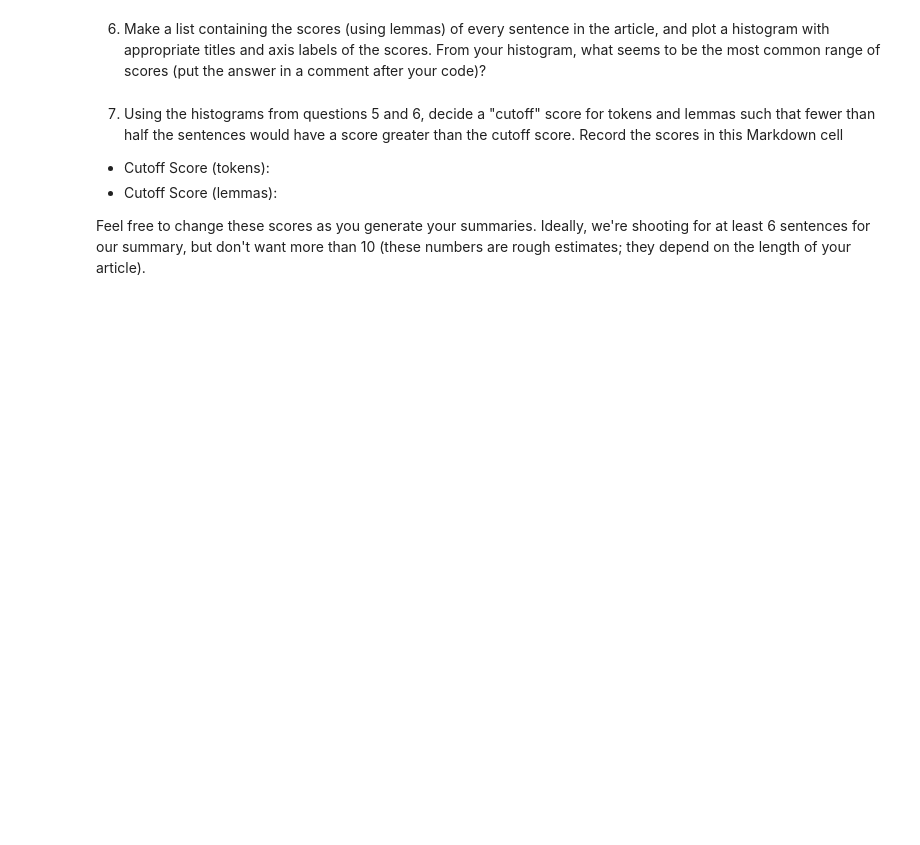
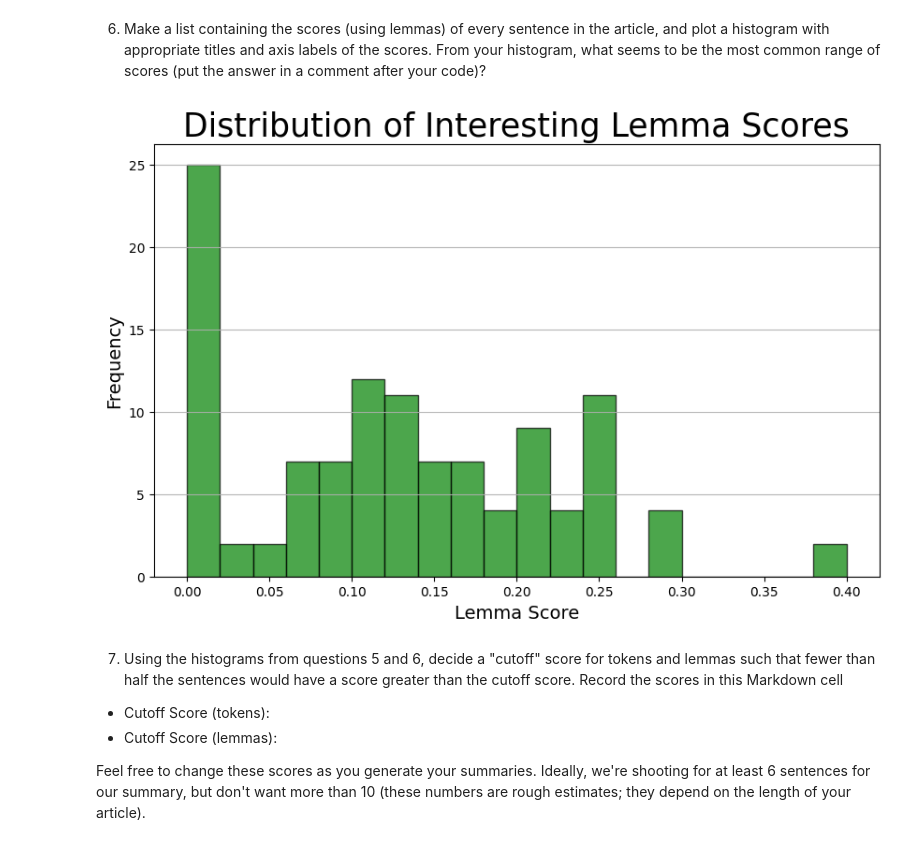
Before and after one commit to adriacv17/project7-article-summarizer, a Jupyter notebook: article-summarizer.ipynb, the cells around one changed output. Cells and saved outputs as stored; diff of their text form; code cells hidden in the pictures; blank space fills up the shorter version.

```diff
--- a/article-summarizer.ipynb
+++ b/article-summarizer.ipynb
@@ -240,6 +240,43 @@ plt.show()
 [figure]
 # %% [markdown]
 6. Make a list containing the scores (using lemmas) of every sentence in the article, and plot a histogram with appropriate titles and axis labels of the scores.  From your histogram, what seems to be the most common range of scores (put the answer in a comment after your code)?
+# %%
+# Define the score_sentence_by_lemma method
+def score_sentence_by_lemma(sentence, interesting_lemmas):
+    # Filter tokens and get lemmas
+    filtered_lemmas = [token.lemma_.lower() for token in sentence if not token.is_punct and not token.is_stop and not token.is_space]
+    # Count how many interesting lemmas appear in the sentence
+    lemma_count = sum(1 for lemma in filtered_lemmas if lemma in interesting_lemmas)
+    # Return the score/ratio of interesting lemmas to total words in sentence
+    lemma_score = lemma_count/len(filtered_lemmas)
+    return lemma_score
+
+interesting_lemmas = [lemma for lemma, x in lem_frequency]
+
+# Create an empty list to add scores of each sentence
+lemma_scores = []
+
+# Loop through each sentence in the article and calculate it's score then append
+for sentence in doc.sents:
+    lemma_score = score_sentence_by_lemma(sentence, interesting_lemmas)
+    lemma_scores.append(lemma_score)
+
+# Plot the histogram of token scores
+plt.figure(figsize=(10, 6))
+plt.hist(lemma_scores, bins=20, edgecolor='black', color='green', alpha =0.7)
+
+# Add titles and labels to the plot and add grid lines
+plt.title('Distribution of Interesting Lemma Scores', fontsize=25)
+plt.xlabel('Lemma Score', fontsize=14)
+plt.ylabel('Frequency', fontsize=14)
+plt.grid(axis='y', alpha = 0.9)
+
+# Show the plot
+plt.show()
+
+# The most common range of lemma scores is around 0.00 to 0.02 based on the histogram.
+# %% [output]
+[figure, added]
 # %% [markdown]
 7. Using the histograms from questions 5 and 6, decide a "cutoff" score for tokens and lemmas such that fewer than half the sentences would have a score greater than the cutoff score.  Record the scores in this Markdown cell
 
```
